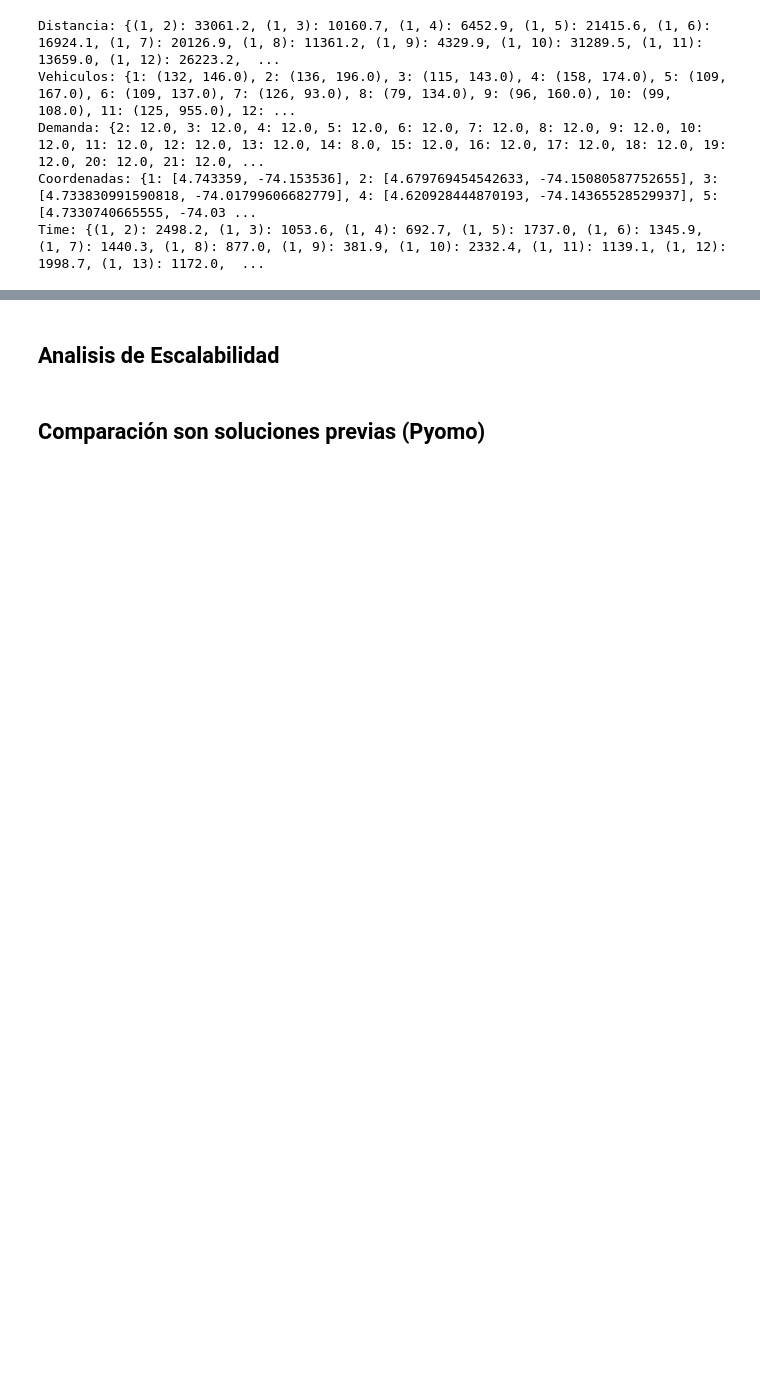
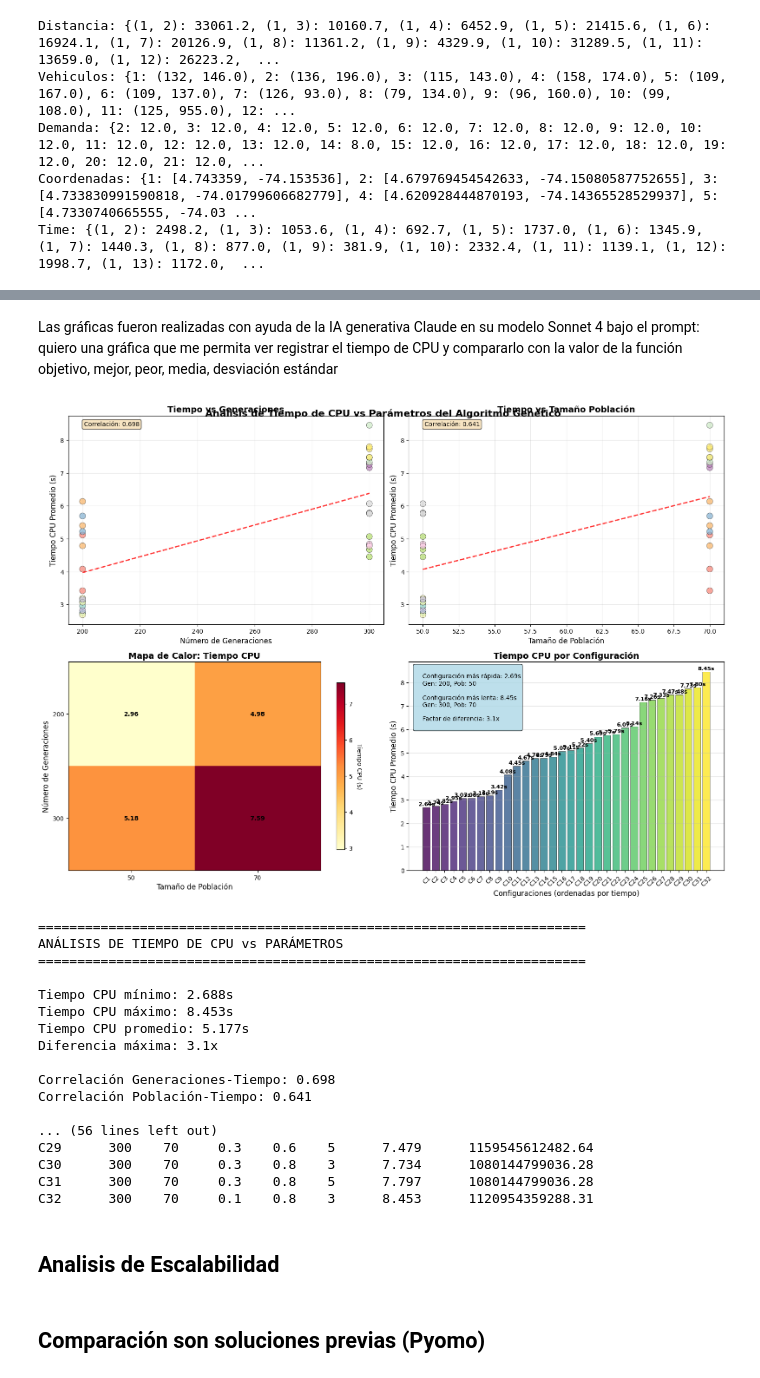
Before and after one commit to lauram354/MOS_Proyecto3, a Jupyter notebook: Proyecto 3/Caso3/Modelos/modelo.ipynb, the cells around one changed output, grey strips where cells are left out. Saved outputs shown, nothing was run; the diff lists cells and outputs as text; code cells hidden in the pictures; blank space fills up the shorter version.

```diff
--- a/Proyecto 3/Caso3/Modelos/modelo.ipynb
+++ b/Proyecto 3/Caso3/Modelos/modelo.ipynb
@@ -522,0 +576,15 @@ Mejor costo: 1182691056479.0474
+# %%
+param_grid = {
+    "n_generaciones": [200,300],
+    "n_poblacion": [50,70],
+    "prob_mutacion": [0.1,0.3],
+    "prob_cruzamiento": [0.6,0.8],
+    "elitismo": [True],
+    "tournament_size": [3,5]
+}
+
+# Ejecutar el experimento
+df_resultados = experimento_ga(distancia, demanda, vehiculos, coord, param_grid, repeticiones=3)
+
+# Mostrar resultados ordenados por mejor promedio
+df_resultados.sort_values("promedio").head()
@@ -522,0 +699,4 @@ Mejor costo: 1182691056479.0474
+# %% [markdown]
+Las gráficas fueron realizadas con ayuda de la IA generativa Claude en su modelo Sonnet 4 bajo el prompt: quiero una gráfica que me permita ver
+registrar el tiempo de CPU y compararlo con la  valor de la función objetivo,
+mejor, peor, media, desviación estándar
@@ -523,3 +873,25 @@ Mejor costo: 1182691056479.0474
+# %%
+grafico_tiempo_cpu_parametros(df_resultados)
+tabla_resumen_tiempo_parametros(df_resultados)
+# %% [output]
+[figure, added]
+======================================================================
+ANÁLISIS DE TIEMPO DE CPU vs PARÁMETROS
+======================================================================
+
+Tiempo CPU mínimo: 2.688s
+Tiempo CPU máximo: 8.453s
+Tiempo CPU promedio: 5.177s
+Diferencia máxima: 3.1x
+
+Correlación Generaciones-Tiempo: 0.698
+Correlación Población-Tiempo: 0.641
+
+... (56 lines left out)
+C29      300    70     0.3    0.6    5      7.479      1159545612482.64
+C30      300    70     0.3    0.8    3      7.734      1080144799036.28
+C31      300    70     0.3    0.8    5      7.797      1080144799036.28
+C32      300    70     0.1    0.8    3      8.453      1120954359288.31
 # %% [markdown]
 ## Analisis de Escalabilidad
 # %% [markdown]
```
Also changed, not shown: parts of 4 cells of this notebook, 2 other files.
